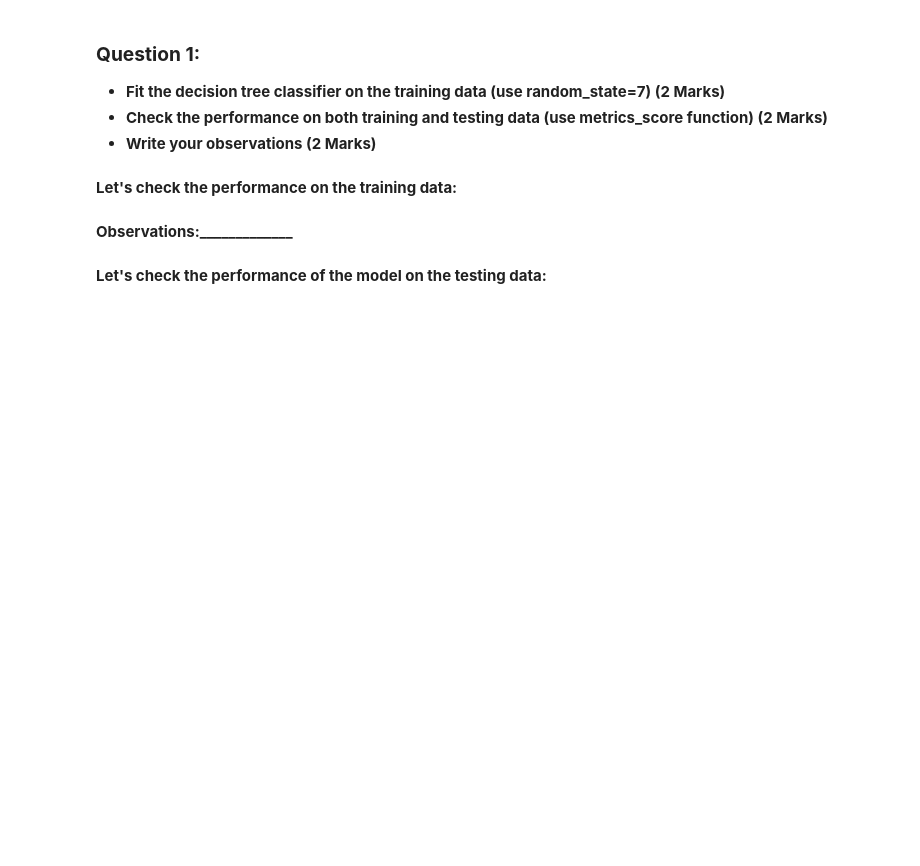
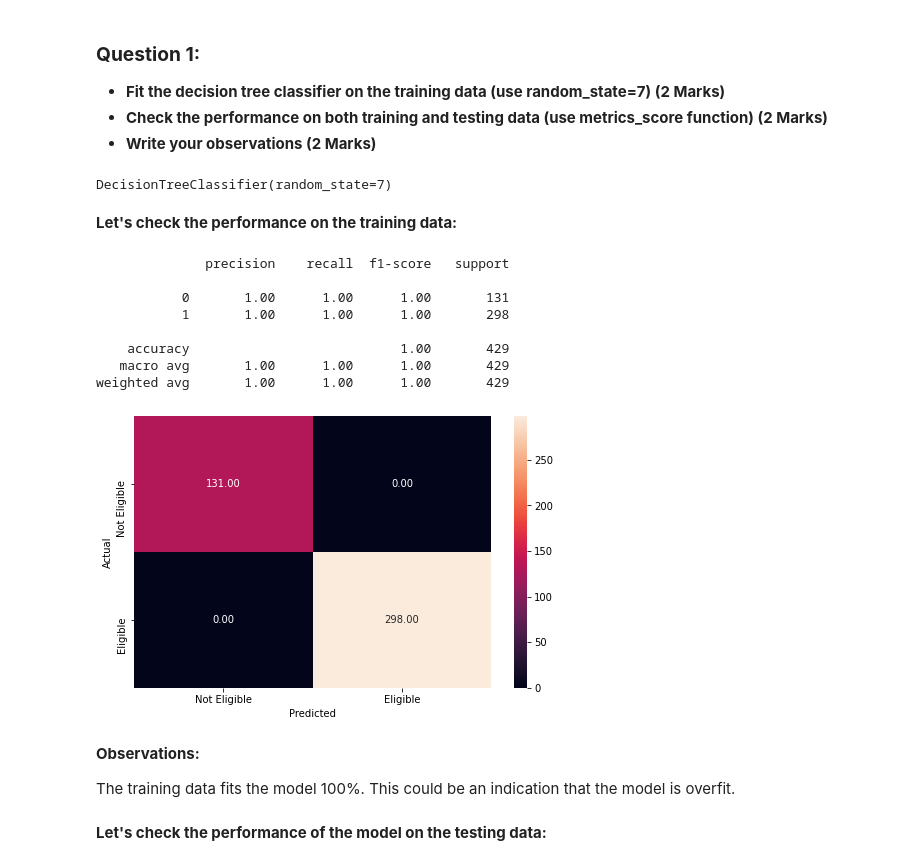
Before and after one commit to AndrewBorst/Data-Science-Portfolio, a Jupyter notebook: Trees and Random Forest/Andrew_Borst_Notebook_Project_Classification.ipynb, the cells around one changed output. Cells and saved outputs as stored; diff of their text form; code cells hidden in the pictures; blank space fills up the shorter version.

```diff
--- a/Trees and Random Forest/Andrew_Borst_Notebook_Project_Classification.ipynb
+++ b/Trees and Random Forest/Andrew_Borst_Notebook_Project_Classification.ipynb
@@ -272,17 +337,31 @@ In this section, we will implement a decision tree classifier on the data.
 - **Write your observations (2 Marks)**
 # %%
 #Fitting the decision tree classifier on the training data
-d_tree =  _________
+d_tree = DecisionTreeClassifier(random_state=7)
 
-d_tree.__________
+d_tree.fit(X_train, y_train)
+# %% [output]
+DecisionTreeClassifier(random_state=7)
 # %% [markdown]
 **Let's check the performance on the training data:**
 # %%
 #Checking performance on the training data
-y_pred_train1 = _____________
-______________
+y_pred_train1 = d_tree.predict(X_train)
+metrics_score(y_train, y_pred_train1)
+# %% [output]
+              precision    recall  f1-score   support
+
+           0       1.00      1.00      1.00       131
+           1       1.00      1.00      1.00       298
+
+    accuracy                           1.00       429
+   macro avg       1.00      1.00      1.00       429
+weighted avg       1.00      1.00      1.00       429
+[figure, added]
-# %% [markdown]
-**Observations:_____________**
+# %% [markdown]
+**Observations:**
+
+The training data fits the model 100%. This could be an indication that the model is overfit.
 # %% [markdown]
 **Let's check the performance of the model on the testing data:**
 # %%
```
Also changed, not shown: parts of 30 cells of this notebook, 25 other files.
